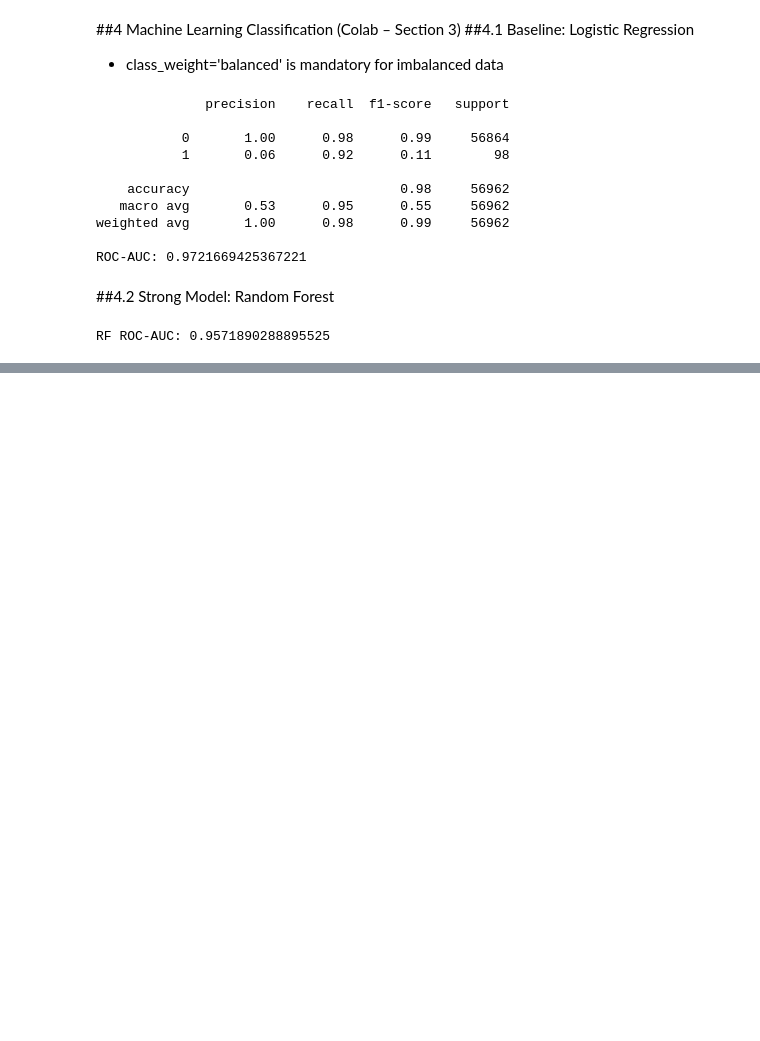
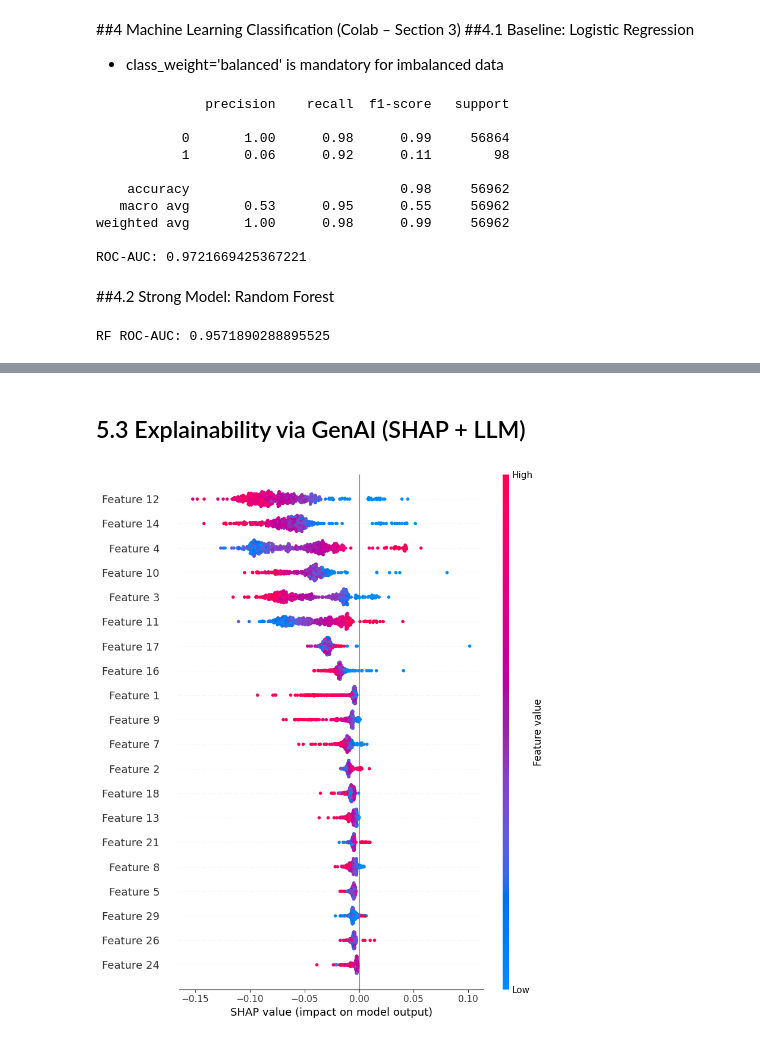
Before and after one commit to elilyojo-star/Capstone, a Jupyter notebook: Final Capstone Project.ipynb, the cells around one changed output, grey strips where cells are left out. Cells and saved outputs as stored; diff of their text form; code cells hidden in the pictures; blank space fills up the shorter version.

```diff
--- a/Final Capstone Project.ipynb
+++ b/Final Capstone Project.ipynb
@@ -196,0 +214,12 @@ Generative models (GAN/CTGAN/VAE) increase recall without leaking real data
+# %% [markdown]
+## 5.3 Explainability via GenAI (SHAP + LLM)
+# %%
+import shap
+
+explainer = shap.TreeExplainer(rf)
+shap_values = explainer.shap_values(X_test[:500])
+
+# Fix: Pass the SHAP values for class 1 (the positive class) across all samples
+shap.summary_plot(shap_values[:, :, 1], X_test[:500].values)
+# %% [output]
+[figure, added]
```
Also changed, not shown: parts of 9 cells of this notebook.
